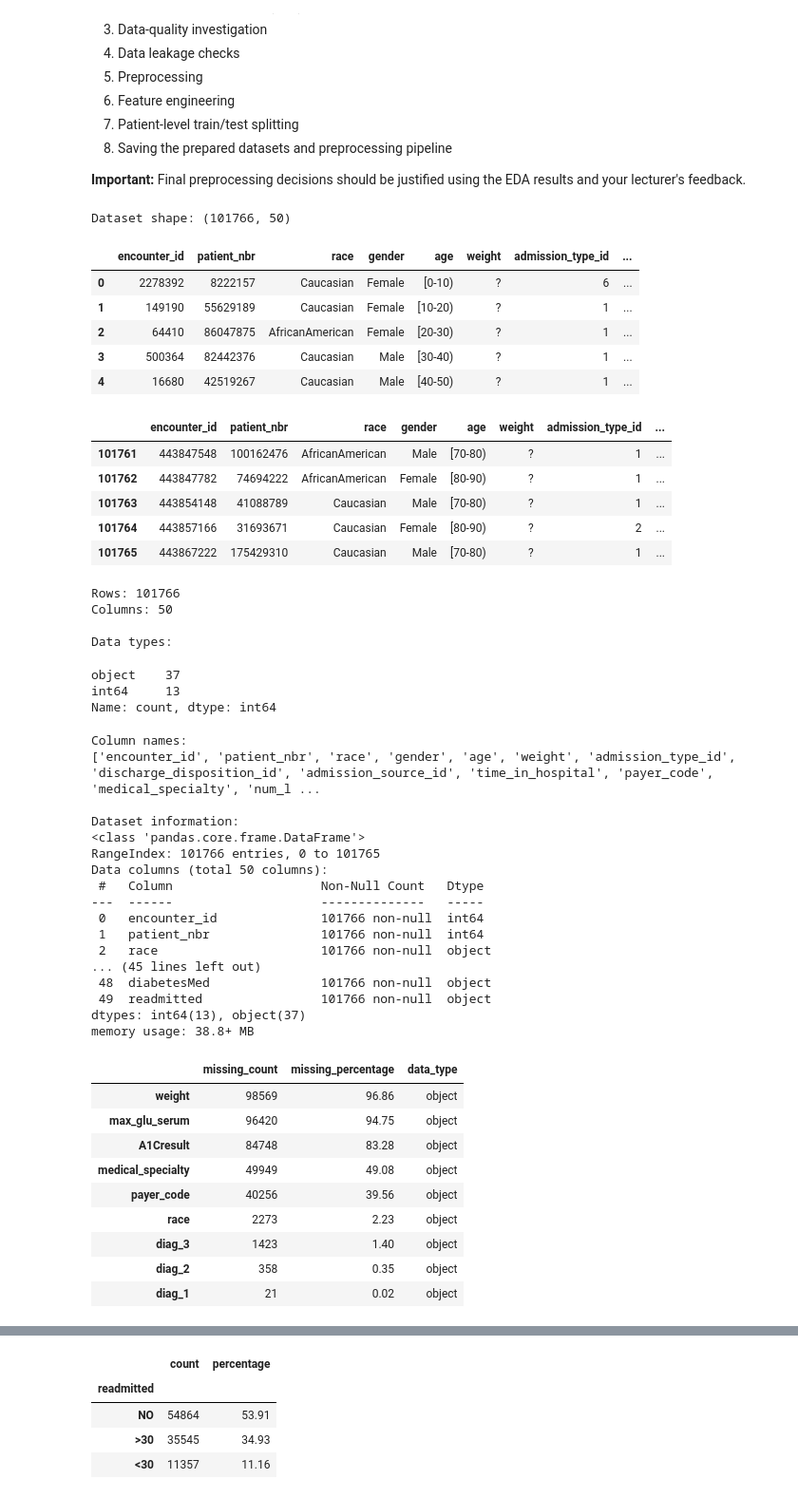
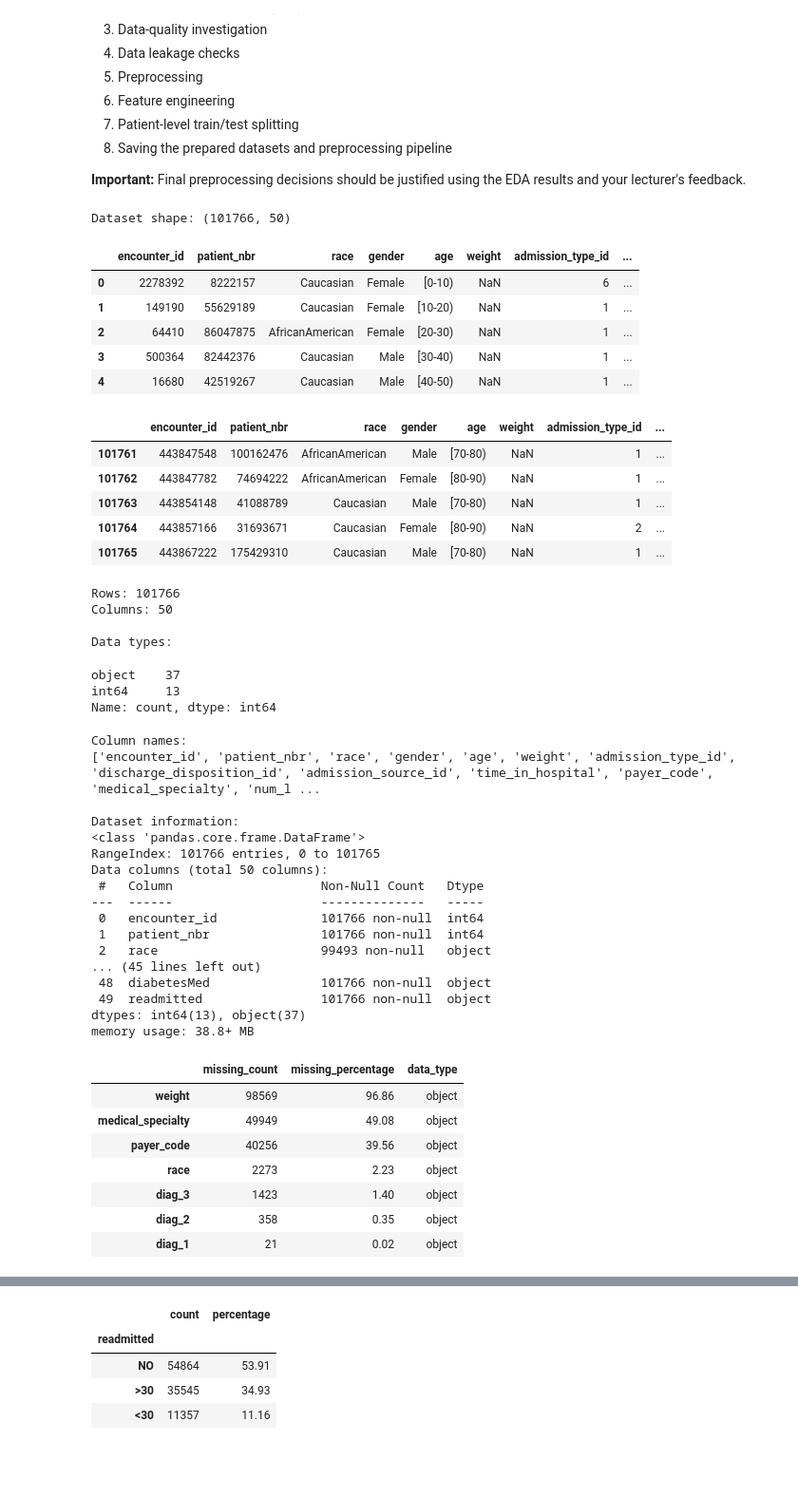
Before and after one commit to hasangi2002/diabetes-readmission-prediction, a Jupyter notebook: notebooks/final_stage3_4_integrated_v2.ipynb, the cells around one changed output, grey strips where cells are left out. Shown at 95% size. Drawn from its saved outputs; the diff is of its cells as text; code cells hidden in the pictures; blank space fills up the shorter version.

```diff
--- a/notebooks/final_stage3_4_integrated.ipynb
+++ b/notebooks/final_stage3_4_integrated_v2.ipynb
@@ -40,15 +40,19 @@ import joblib
 pd.set_option("display.max_rows", 100)
 pd.set_option("display.max_columns", 100)
 
-DATA_PATH = Path("diabetic_data.csv")  # Change this path if required
-OUTPUT_DIR = Path("outputs")
+# Finds the dataset whether you run from the repo root or from notebooks/
+DATA_PATH = next(p for p in [Path("diabetic_data.csv"), Path("data/diabetic_data.csv"),
+                             Path("../data/diabetic_data.csv")] if p.exists())
+OUTPUT_DIR = Path("../outputs") if Path("../data").exists() else Path("outputs")
 OUTPUT_DIR.mkdir(exist_ok=True)
 
 RANDOM_STATE = 42
 # %%
 # Cell 2: Load the dataset
 
-df_raw = pd.read_csv(DATA_PATH)
+# FIX 1: only '?' means missing. The text 'None' in A1Cresult / max_glu_serum means "test not performed"
+# and must stay a real category (pandas would silently turn it into NaN by default).
+df_raw = pd.read_csv(DATA_PATH, keep_default_na=False, na_values=["?"])
 
 print("Dataset shape:", df_raw.shape)
 display(df_raw.head())
@@ -56,17 +60,17 @@ display(df_raw.tail())
 # %% [output]
 Dataset shape: (101766, 50)
 |  | encounter_id | patient_nbr | race | gender | age | weight | admission_type_id | ... |
-| 0 | 2278392 | 8222157 | Caucasian | Female | [0-10) | ? | 6 | ... |
-| 1 | 149190 | 55629189 | Caucasian | Female | [10-20) | ? | 1 | ... |
-| 2 | 64410 | 86047875 | AfricanAmerican | Female | [20-30) | ? | 1 | ... |
-| 3 | 500364 | 82442376 | Caucasian | Male | [30-40) | ? | 1 | ... |
-| 4 | 16680 | 42519267 | Caucasian | Male | [40-50) | ? | 1 | ... |
+| 0 | 2278392 | 8222157 | Caucasian | Female | [0-10) | NaN | 6 | ... |
+| 1 | 149190 | 55629189 | Caucasian | Female | [10-20) | NaN | 1 | ... |
+| 2 | 64410 | 86047875 | AfricanAmerican | Female | [20-30) | NaN | 1 | ... |
+| 3 | 500364 | 82442376 | Caucasian | Male | [30-40) | NaN | 1 | ... |
+| 4 | 16680 | 42519267 | Caucasian | Male | [40-50) | NaN | 1 | ... |
 |  | encounter_id | patient_nbr | race | gender | age | weight | admission_type_id | ... |
-| 101761 | 443847548 | 100162476 | AfricanAmerican | Male | [70-80) | ? | 1 | ... |
-| 101762 | 443847782 | 74694222 | AfricanAmerican | Female | [80-90) | ? | 1 | ... |
-| 101763 | 443854148 | 41088789 | Caucasian | Male | [70-80) | ? | 1 | ... |
-| 101764 | 443857166 | 31693671 | Caucasian | Female | [80-90) | ? | 2 | ... |
-| 101765 | 443867222 | 175429310 | Caucasian | Male | [70-80) | ? | 1 | ... |
+| 101761 | 443847548 | 100162476 | AfricanAmerican | Male | [70-80) | NaN | 1 | ... |
+| 101762 | 443847782 | 74694222 | AfricanAmerican | Female | [80-90) | NaN | 1 | ... |
+| 101763 | 443854148 | 41088789 | Caucasian | Male | [70-80) | NaN | 1 | ... |
+| 101764 | 443857166 | 31693671 | Caucasian | Female | [80-90) | NaN | 2 | ... |
+| 101765 | 443867222 | 175429310 | Caucasian | Male | [70-80) | NaN | 1 | ... |
 # %%
 # Cell 3: Basic structure
 
@@ -100,7 +104,7 @@ Data columns (total 50 columns):
 ---  ------                    --------------   -----
  0   encounter_id              101766 non-null  int64
  1   patient_nbr               101766 non-null  int64
- 2   race                      101766 non-null  object
+ 2   race                      99493 non-null   object
 ... (45 lines left out)
  48  diabetesMed               101766 non-null  object
  49  readmitted                101766 non-null  object
@@ -109,23 +113,21 @@ memory usage: 38.8+ MB
 # %%
 # Cell 4: Replace question marks with missing values
 
 # In this dataset, '?' is used in several columns to represent missing/unknown values.
-df = df_raw.replace("?", np.nan).copy()
+df = df_raw.copy()   # "?" was already converted to NaN when loading (FIX 1)
 
 missing_summary = pd.DataFrame({
     "missing_count": df.isna().sum(),
     "missing_percentage": (df.isna().mean() * 100).round(2),
     "data_type": df.dtypes.astype(str)
 }).sort_values("missing_count", ascending=False)
 
 display(missing_summary[missing_summary["missing_count"] > 0])
 
 missing_summary.to_csv(OUTPUT_DIR / "missing_values_summary.csv")
 # %% [output]
 |  | missing_count | missing_percentage | data_type |
 | weight | 98569 | 96.86 | object |
-| max_glu_serum | 96420 | 94.75 | object |
-| A1Cresult | 84748 | 83.28 | object |
 | medical_specialty | 49949 | 49.08 | object |
 | payer_code | 40256 | 39.56 | object |
 | race | 2273 | 2.23 | object |
```
Also changed, not shown: parts of 12 cells of this notebook, 12 other files.
